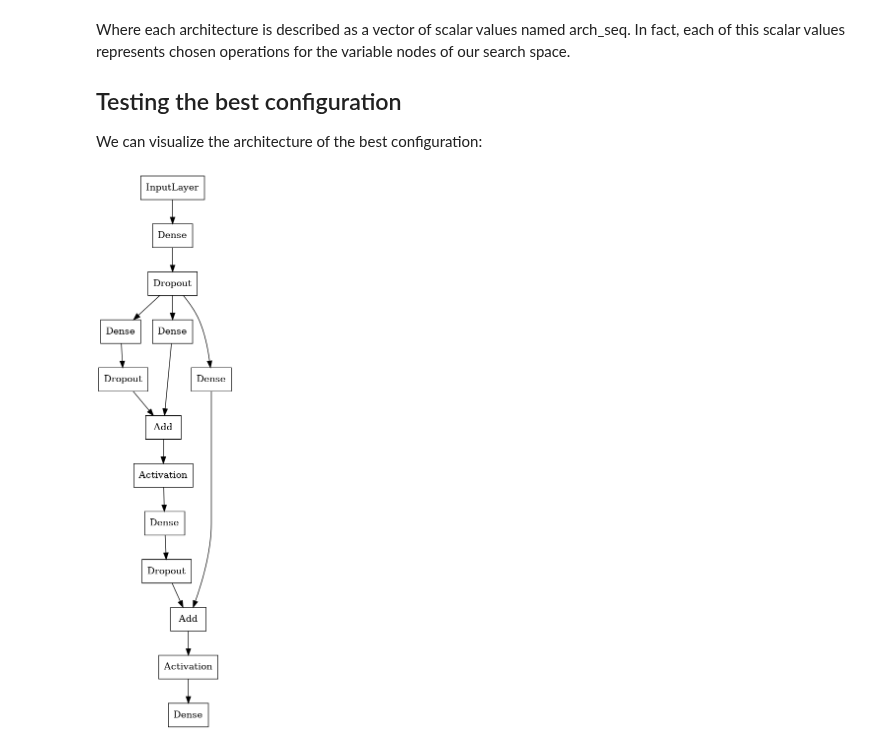
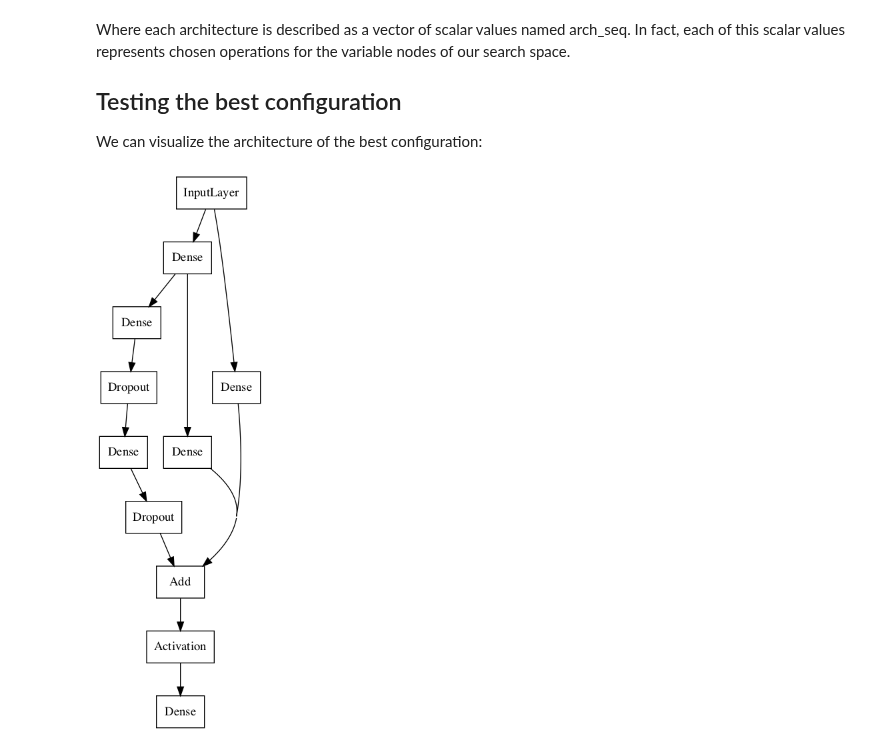
Before and after one commit to deephyper/tutorials, a Jupyter notebook: tutorials/notebooks/03_NAS_basic/tutorial_03.ipynb, the cells around one changed output. Drawn from its saved outputs; the diff is of its cells as text; code cells hidden in the pictures.

```diff
--- a/tutorials/notebooks/03_NAS_basic/tutorial_03.ipynb
+++ b/tutorials/notebooks/03_NAS_basic/tutorial_03.ipynb
@@ -177,16 +168,18 @@ Let us visualize a few randomly sampled neural architecture from this search spa
 # %%
 import matplotlib.pyplot as plt
 import matplotlib.image as mpimg
+from tensorflow.keras.utils import plot_model
 
 shapes = dict(input_shape=(10,), output_shape=(1,))
-factory = ResNetMLPFactory()
+space = ResNetMLPSpace(**shapes).build()
 
 images = []
 plt.figure(figsize=(15,15))
 for i in range(4):
 
     plt.subplot(2,2,i+1)
-    factory.plot_model(**shapes, show_shapes=False, show_layer_names=False)
+    model = space.sample()
+    plot_model(model, "random_model.png", show_shapes=False, show_layer_names=False)
     image = mpimg.imread("random_model.png")
     plt.imshow(image)
     plt.axis('off')
@@ -397,6 +394,7 @@ We can visualize the architecture of the best configuration:
 # %%
 best_config = results.iloc[results.objective.argmax()][:-2].to_dict()
 arch_seq = json.loads(best_config["arch_seq"])
-factory.plot_model(**shapes, ops=arch_seq, show_shapes=False, show_layer_names=False)
+model = space.sample(arch_seq)
+plot_model(model, show_shapes=False, show_layer_names=False)
 # %% [output]
-[figure, old version]
+[figure, new version]
```
Also changed, not shown: parts of 9 cells of this notebook, 2 other files.
